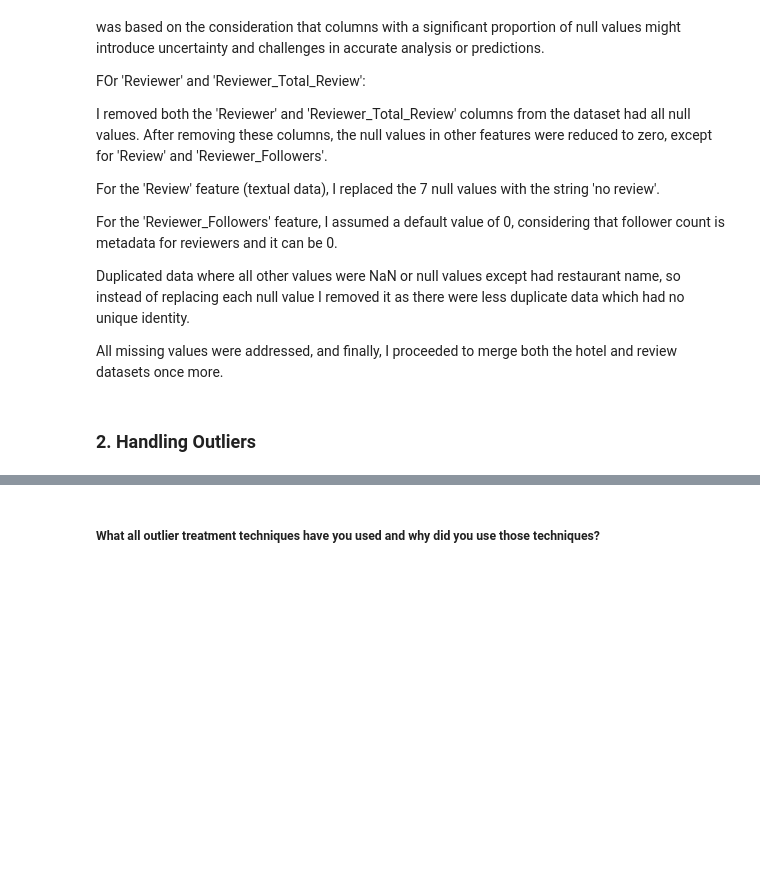
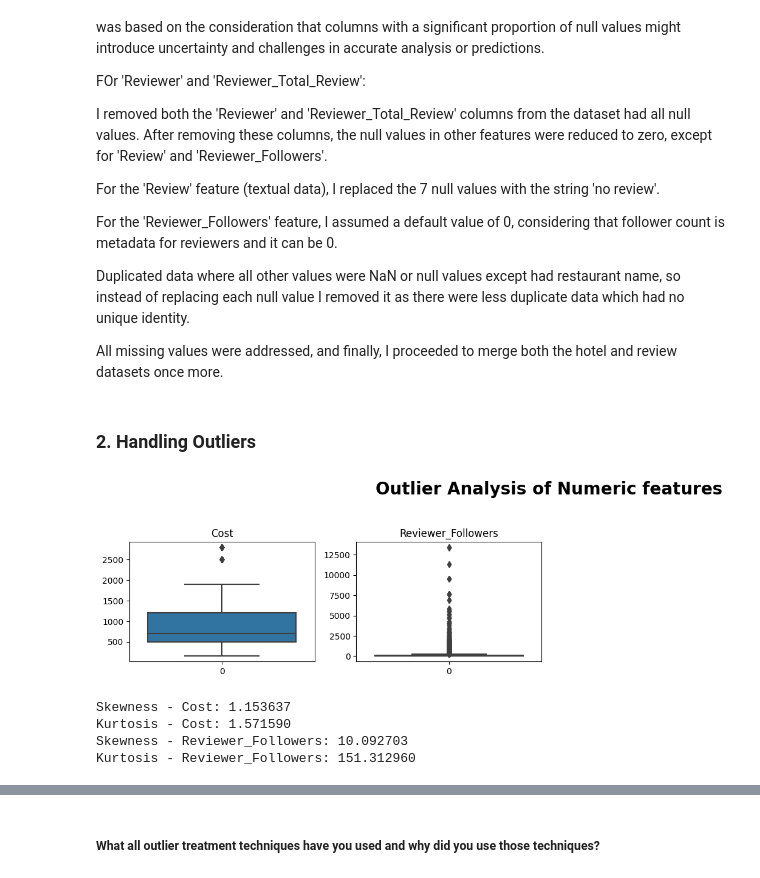
Before and after one commit to ruksz/Zomato-Restaurant---Unsupervised-ML, a Jupyter notebook: Unsupervised_ML_Zomato_Analysis.ipynb, the cells around one changed output, grey strips where cells are left out. Cells and saved outputs as stored; diff of their text form; code cells hidden in the pictures; blank space fills up the shorter version.

```diff
--- a/Unsupervised_ML_Zomato_Analysis.ipynb
+++ b/Unsupervised_ML_Zomato_Analysis.ipynb
@@ -1184,0 +1183,41 @@ All missing values were addressed, and finally, I proceeded to merge both the ho
+# %%
+numerical_features = merged_df[['Cost', 'Reviewer_Followers']]
+# %%
+plt.figure(figsize = (15,10))
+
+# title
+plt.suptitle('Outlier Analysis of Numeric features', fontsize = 20, fontweight='bold', y=1.02)
+
+for index , col in enumerate(numerical_features):
+  # subplots 3 rows, 3 columns
+  plt.subplot(4,4, index+1)
+  sns.boxplot(numerical_features[col])
+
+  plt.title(col)
+  plt.tight_layout()
+# %% [output]
+[figure, added]
+# %%
+# Handling Outliers & Outlier treatments
+
+#Anamoly detection
+
+from sklearn.ensemble import IsolationForest
+
+summary_stats = merged[['Cost', 'Reviewer_Followers']].describe()
+# Calculate skewness and kurtosis directly
+skewness_cost = merged['Cost'].skew()
+kurtosis_cost = merged['Cost'].kurt()
+skewness_followers = merged['Reviewer_Followers'].skew()
+kurtosis_followers = merged['Reviewer_Followers'].kurt()
+
+# Print the results
+print("Skewness - Cost: %f" % skewness_cost)
+print("Kurtosis - Cost: %f" % kurtosis_cost)
+print("Skewness - Reviewer_Followers: %f" % skewness_followers)
+print("Kurtosis - Reviewer_Followers: %f" % kurtosis_followers)
+# %% [output]
+Skewness - Cost: 1.153637
+Kurtosis - Cost: 1.571590
+Skewness - Reviewer_Followers: 10.092703
+Kurtosis - Reviewer_Followers: 151.312960
```
Also changed, not shown: parts of 51 cells of this notebook.
